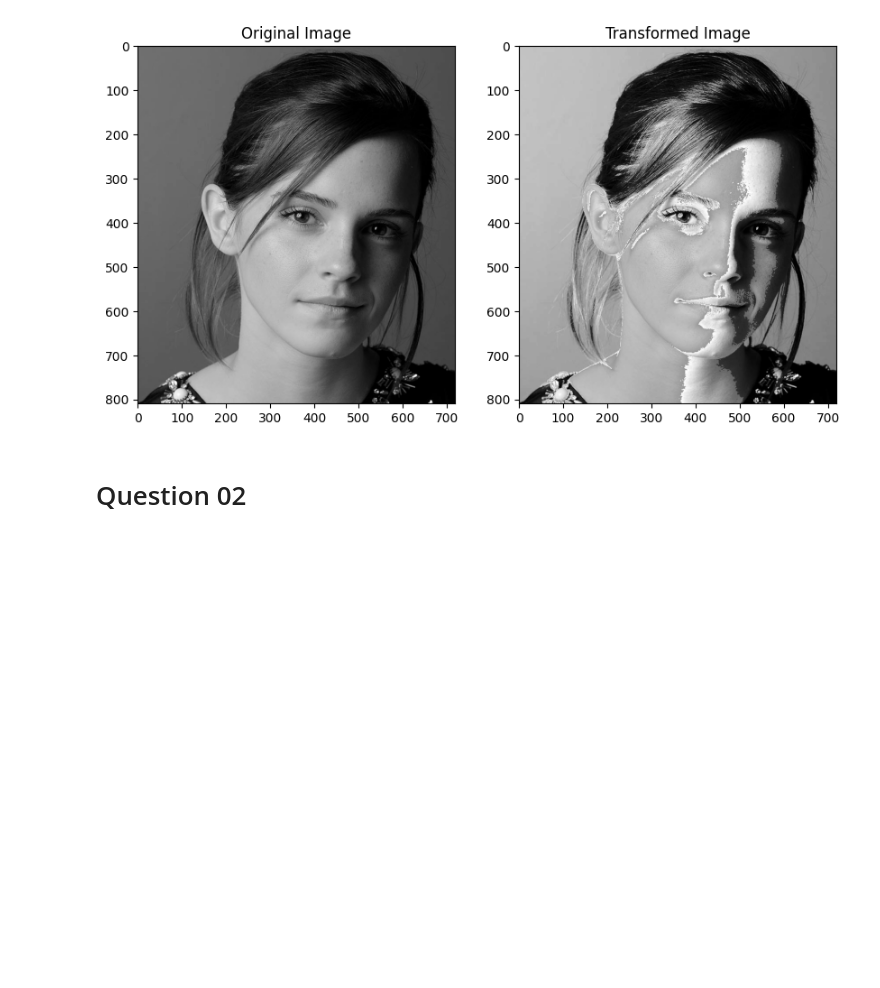
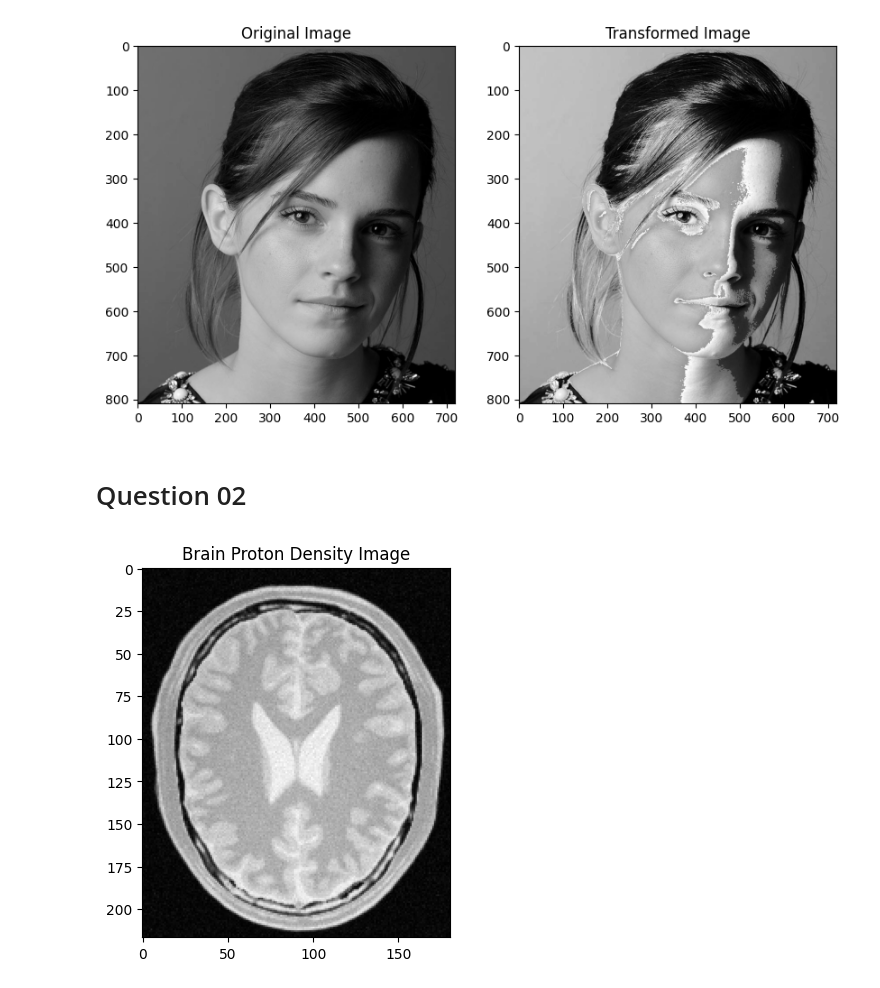
Before and after one commit to Vgr20/EN3160Assignment01, a Jupyter notebook: Assigment01.ipynb, the cells around one changed output. Cells and saved outputs as stored; diff of their text form; code cells hidden in the pictures; blank space fills up the shorter version.

```diff
--- a/Assigment01.ipynb
+++ b/Assigment01.ipynb
@@ -89,3 +91,25 @@ plt.show()
 [figure]
 # %% [markdown]
 # Question 02
+# %%
+import cv2 as cv
+import numpy as np
+import matplotlib.pyplot as plt
+%matplotlib inline
+
+# opening the image and visualizing using matplotlib
+
+img = cv.imread("images/BrainProtonDensitySlice9.png",cv.IMREAD_GRAYSCALE)
+
+# cv.namedWindow("images",cv.WINDOW_AUTOSIZE)
+# cv.imshow("images",img)
+# cv.waitKey(0)
+# cv.destroyAllWindows()
+
+fig,ax =plt.subplots()
+
+ax.imshow(img,cmap="gray")
+ax.set_title("Brain Proton Density Image")
+plt.show()
+# %% [output]
+[figure, added]
```
Also changed, not shown: parts of 18 cells of this notebook.
